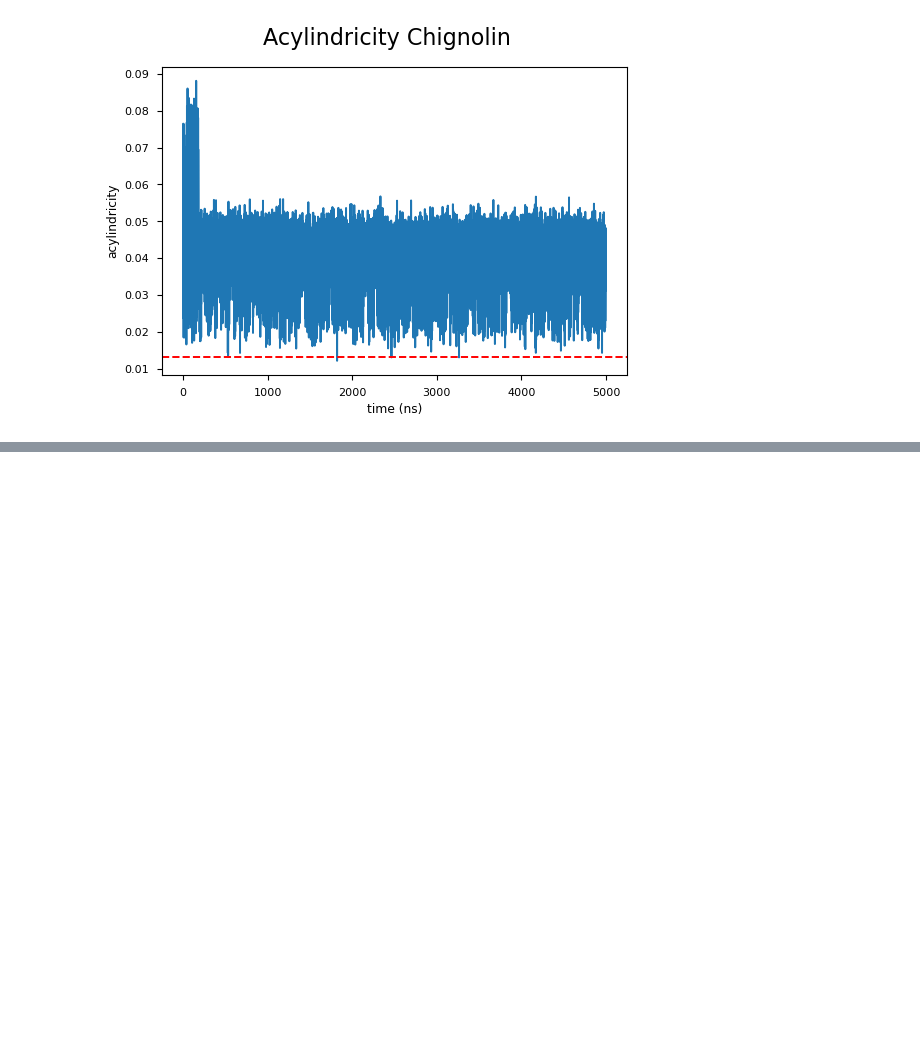
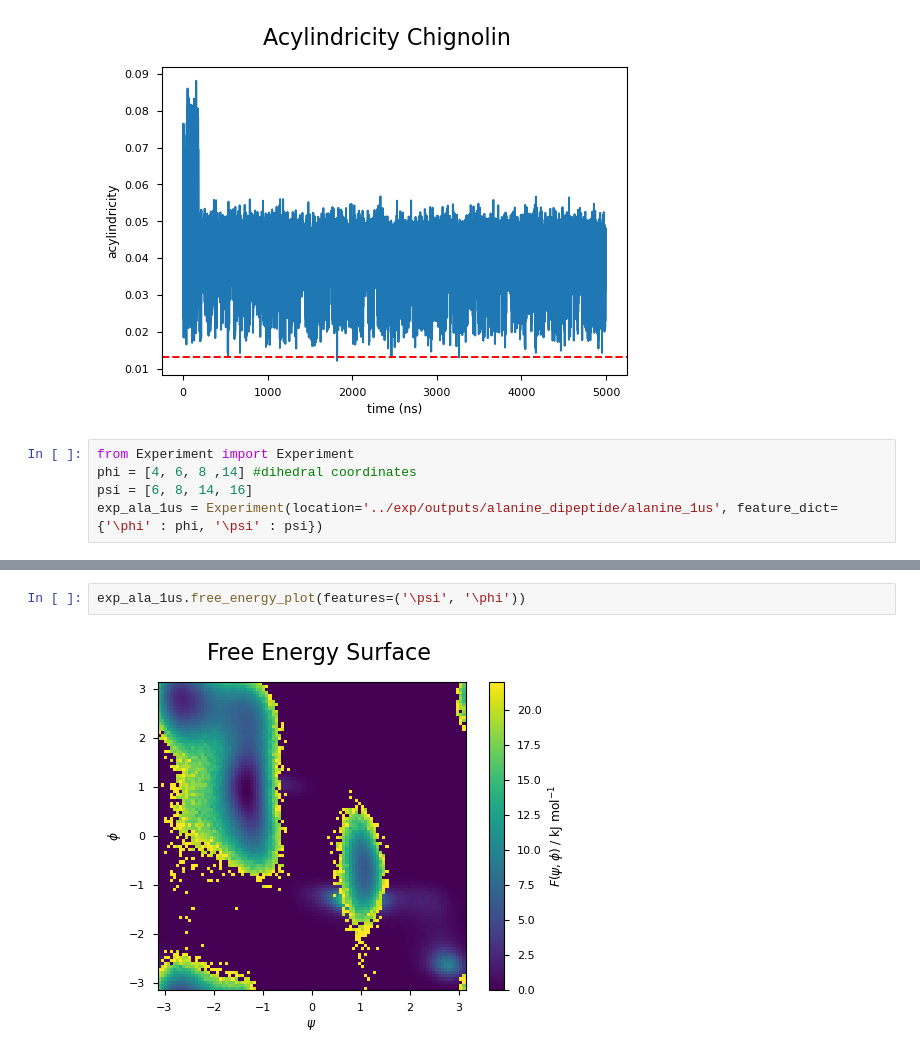
Before and after one commit to dominicp6/CV_learning, a Jupyter notebook: notebooks/rough_work.ipynb, the cells around one changed output, grey strips where cells are left out. Drawn from its saved outputs; the diff is of its cells as text; blank space fills up the shorter version.

Commit message:
Refactored project. Updated and bug-fixed Experiment class.

```diff
--- a/exp/analysis/rough_work.ipynb
+++ b/notebooks/rough_work.ipynb
@@ -95,3 +95,8 @@ ax.axhline(xmin=0, xmax=5000, y=ref_quantity, c='r', linestyle='--')
 save_fig(fig, ".", "chignolin_acylindricity_5us")
 # %% [output]
 [figure]
+# %%
+from Experiment import Experiment
+phi = [4, 6, 8 ,14] #dihedral coordinates
+psi = [6, 8, 14, 16]
+exp_ala_1us = Experiment(location='../exp/outputs/alanine_dipeptide/alanine_1us', feature_dict={'\phi' : phi, '\psi' : psi})
@@ -97,0 +108,4 @@ save_fig(fig, ".", "chignolin_acylindricity_5us")
+# %%
+exp_ala_1us.free_energy_plot(features=('\psi', '\phi'))
+# %% [output]
+[figure, added]
```
Also changed, not shown: parts of 1 cell of this notebook, 26 other files.
